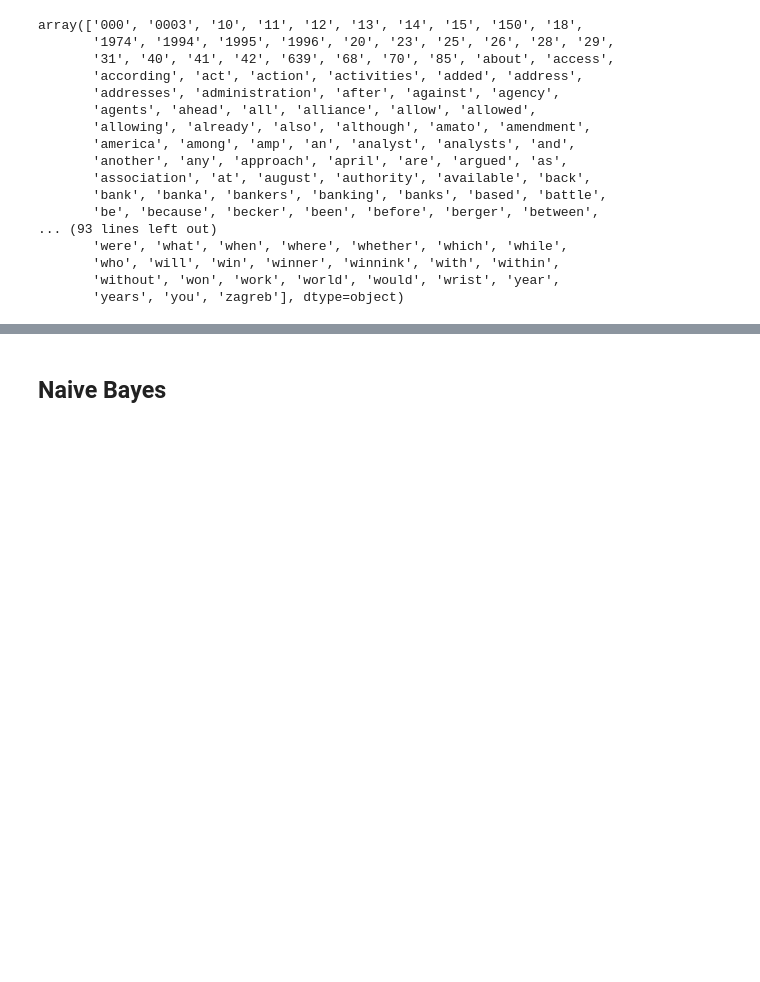
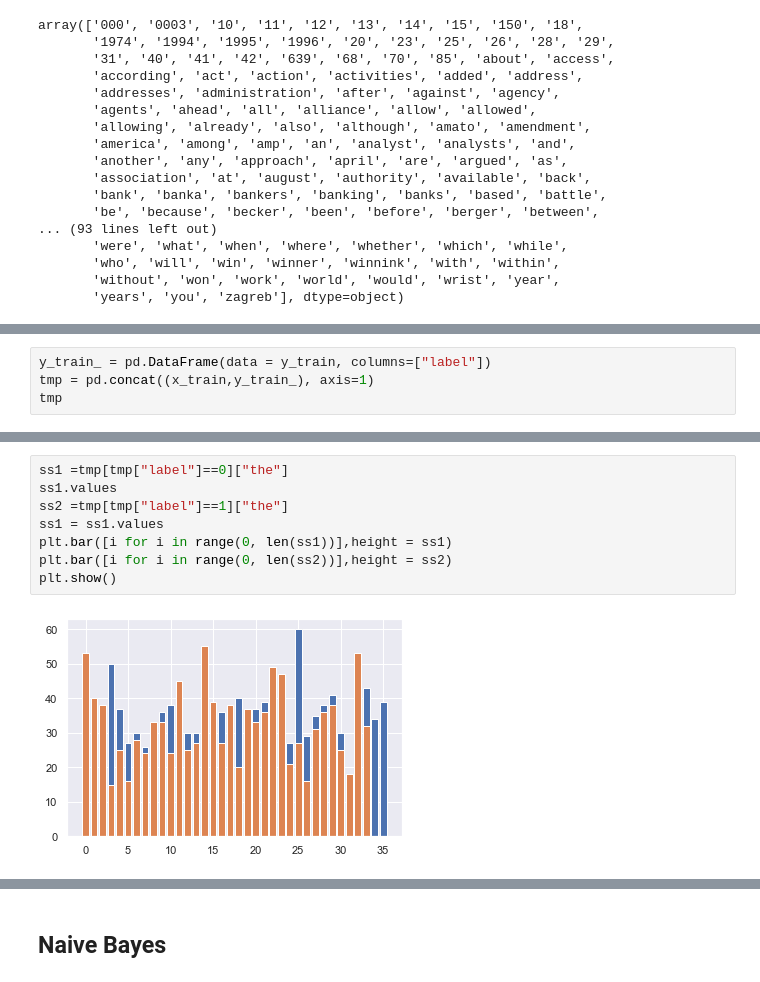
Before and after one commit to EN555/Author-Identification, a Jupyter notebook: Eviatar_models.ipynb, the cells around one changed output, grey strips where cells are left out. Drawn from its saved outputs; the diff is of its cells as text; blank space fills up the shorter version.

```diff
--- a/Eviatar_models.ipynb
+++ b/Eviatar_models.ipynb
@@ -123,0 +145,4 @@ array(['000', '0003', '10', '11', '12', '13', '14', '15', '150', '18',
+# %%
+y_train_ = pd.DataFrame(data = y_train, columns=["label"])
+tmp = pd.concat((x_train,y_train_), axis=1)
+tmp
@@ -123,0 +230,10 @@ array(['000', '0003', '10', '11', '12', '13', '14', '15', '150', '18',
+# %%
+ss1 =tmp[tmp["label"]==0]["the"]
+ss1.values
+ss2 =tmp[tmp["label"]==1]["the"]
+ss1 = ss1.values
+plt.bar([i for i in range(0, len(ss1))],height = ss1)
+plt.bar([i for i in range(0, len(ss2))],height = ss2)
+plt.show()
+# %% [output]
+[figure, added]
```
Also changed, not shown: parts of 15 cells of this notebook.
